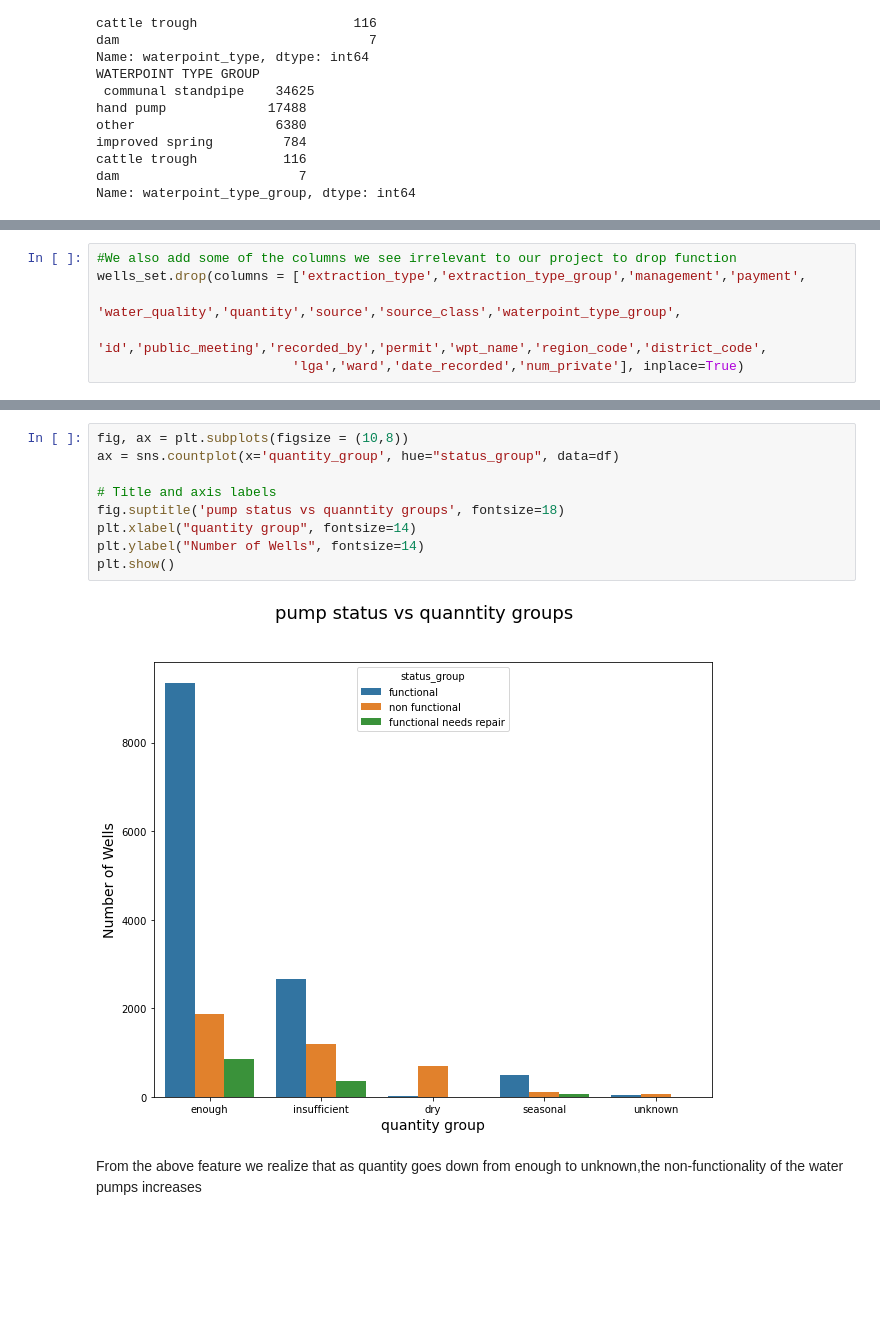
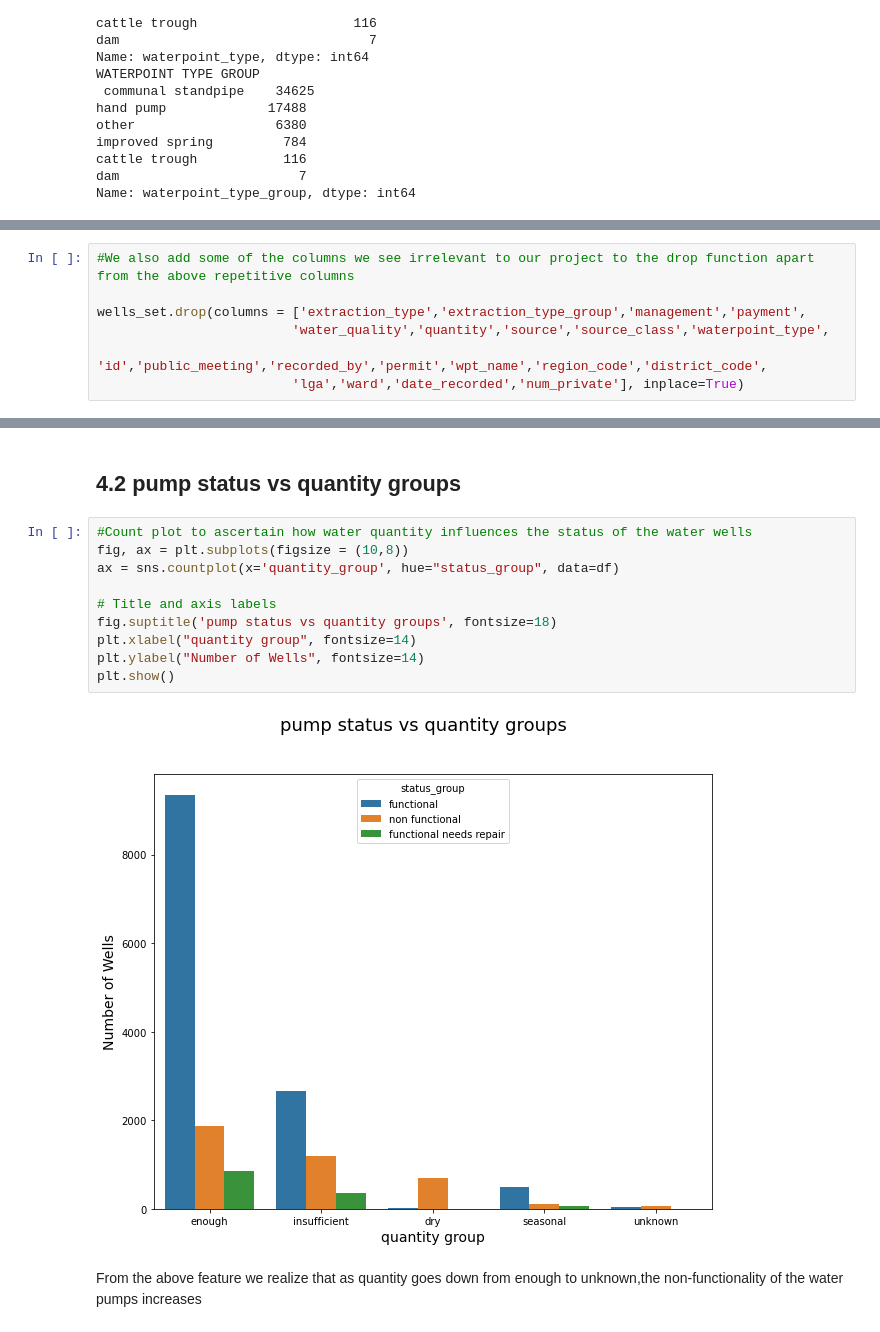
Before and after one commit to eltonmwema/Tanzania-Water-Wells-Classification, a Jupyter notebook: Tanzania water wells project-checkpoint.ipynb, the cells around one changed output, grey strips where cells are left out. Saved outputs shown, nothing was run; the diff lists cells and outputs as text; blank space fills up the shorter version.

```diff
--- a/Tanzania water wells project-checkpoint.ipynb
+++ b/Tanzania water wells project-checkpoint.ipynb
@@ -429,6 +455,7 @@ Name: funder, Length: 1898, dtype: int64
 # %%
-#We also add some of the columns we see irrelevant to our project to drop function
+#We also add some of the columns we see irrelevant to our project to the drop function apart from the above repetitive columns
+
 wells_set.drop(columns = ['extraction_type','extraction_type_group','management','payment',
-                         'water_quality','quantity','source','source_class','waterpoint_type_group',
+                         'water_quality','quantity','source','source_class','waterpoint_type',
                           'id','public_meeting','recorded_by','permit','wpt_name','region_code','district_code',
                          'lga','ward','date_recorded','num_private'], inplace=True)
@@ -525,13 +558,16 @@ Here we mainly visualize the relationships between our features to understand th
+# %% [markdown]
+## 4.2 pump status vs quantity groups
 # %%
+#Count plot to ascertain how water quantity influences the status of the water wells
 fig, ax = plt.subplots(figsize = (10,8))
 ax = sns.countplot(x='quantity_group', hue="status_group", data=df)
 
 # Title and axis labels
-fig.suptitle('pump status vs quanntity groups', fontsize=18)
+fig.suptitle('pump status vs quantity groups', fontsize=18)
 plt.xlabel("quantity group", fontsize=14)
 plt.ylabel("Number of Wells", fontsize=14)
 plt.show()
 # %% [output]
-[figure, old version]
+[figure, new version]
 # %% [markdown]
 From the above feature we realize that as quantity goes down from enough to unknown,the non-functionality of the water pumps increases
```
Also changed, not shown: parts of 90 cells of this notebook, 1 other file.
